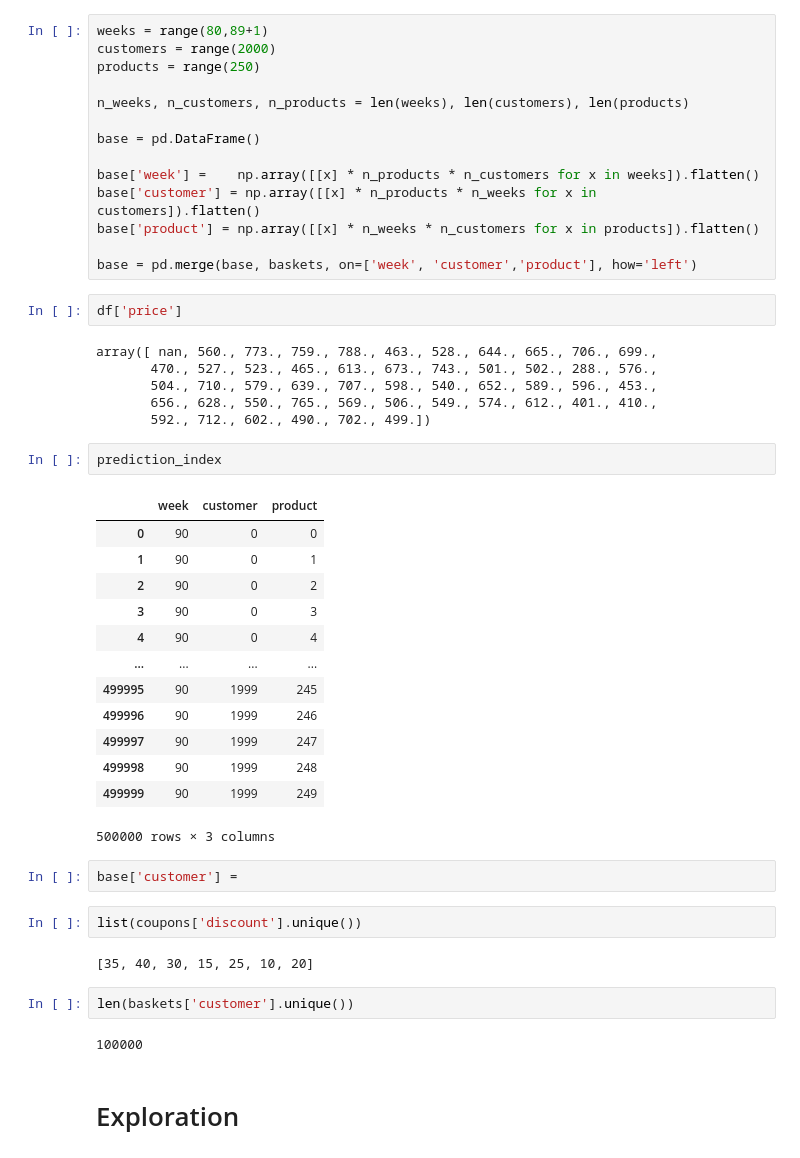
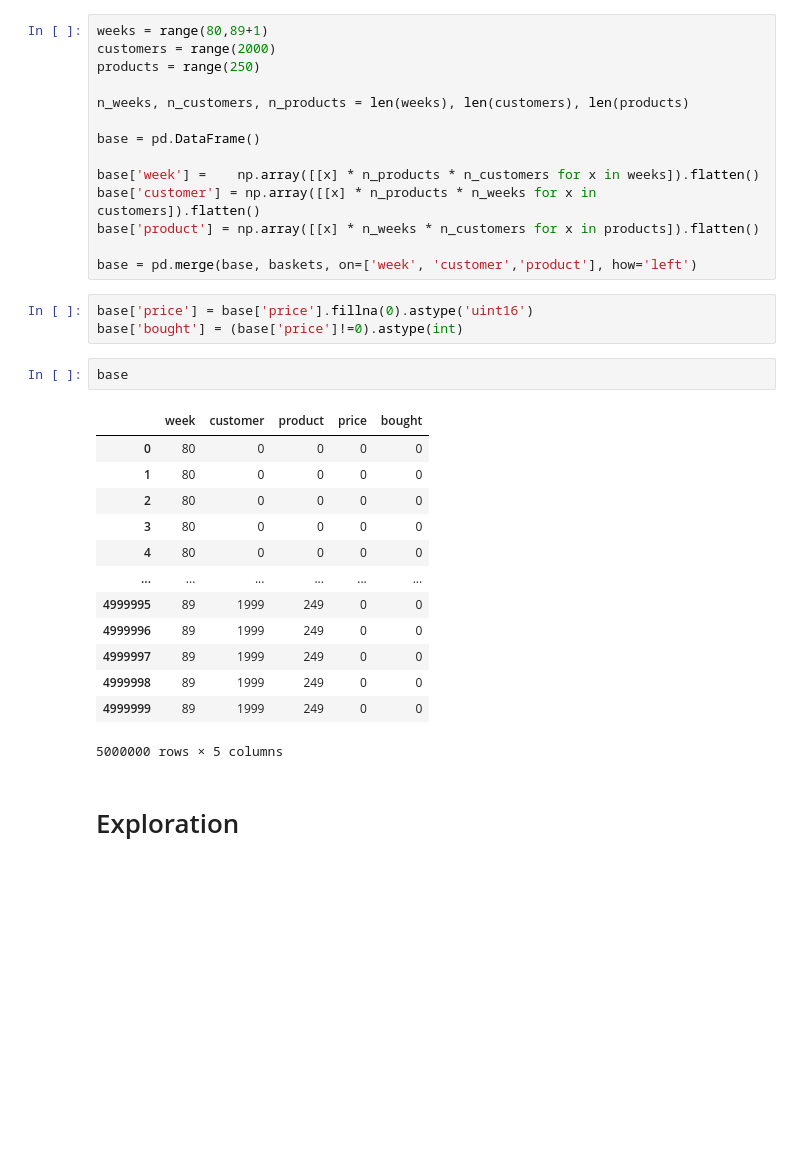
Before and after one commit to stijnbenja/BigData2, a Jupyter notebook: exploration.ipynb, the cells around one changed output. Saved outputs shown, nothing was run; the diff lists cells and outputs as text; blank space fills up the shorter version.

```diff
--- a/exploration.ipynb
+++ b/exploration.ipynb
@@ -30,40 +30,25 @@ base['customer'] = np.array([[x] * n_products * n_weeks for x in customers]).fla
 base['product'] = np.array([[x] * n_weeks * n_customers for x in products]).flatten()
 
 base = pd.merge(base, baskets, on=['week', 'customer','product'], how='left')
-# %%
-df['price']
-# %% [output]
-array([ nan, 560., 773., 759., 788., 463., 528., 644., 665., 706., 699.,
-       470., 527., 523., 465., 613., 673., 743., 501., 502., 288., 576.,
-       504., 710., 579., 639., 707., 598., 540., 652., 589., 596., 453.,
-       656., 628., 550., 765., 569., 506., 549., 574., 612., 401., 410.,
-       592., 712., 602., 490., 702., 499.])
-# %%
-prediction_index
-# %% [output]
-|  | week | customer | product |
-| 0 | 90 | 0 | 0 |
-| 1 | 90 | 0 | 1 |
-| 2 | 90 | 0 | 2 |
-| 3 | 90 | 0 | 3 |
-| 4 | 90 | 0 | 4 |
-| ... | ... | ... | ... |
-| 499995 | 90 | 1999 | 245 |
-| 499996 | 90 | 1999 | 246 |
-| 499997 | 90 | 1999 | 247 |
-| 499998 | 90 | 1999 | 248 |
-| 499999 | 90 | 1999 | 249 |
-500000 rows × 3 columns
+# %%
+base['price'] = base['price'].fillna(0).astype('uint16')
+base['bought'] = (base['price']!=0).astype(int)
 # %%
-base['customer'] =
+base
+# %% [output]
+|  | week | customer | product | price | bought |
+| 0 | 80 | 0 | 0 | 0 | 0 |
+| 1 | 80 | 0 | 0 | 0 | 0 |
+| 2 | 80 | 0 | 0 | 0 | 0 |
+| 3 | 80 | 0 | 0 | 0 | 0 |
+| 4 | 80 | 0 | 0 | 0 | 0 |
+| ... | ... | ... | ... | ... | ... |
+| 4999995 | 89 | 1999 | 249 | 0 | 0 |
+| 4999996 | 89 | 1999 | 249 | 0 | 0 |
+| 4999997 | 89 | 1999 | 249 | 0 | 0 |
+| 4999998 | 89 | 1999 | 249 | 0 | 0 |
+| 4999999 | 89 | 1999 | 249 | 0 | 0 |
+5000000 rows × 5 columns
-# %%
-list(coupons['discount'].unique())
-# %% [output]
-[35, 40, 30, 15, 25, 10, 20]
-# %%
-len(baskets['customer'].unique())
-# %% [output]
-100000
 # %% [markdown]
 <h1>Exploration
 # %%
```
Also changed, not shown: parts of 1 cell of this notebook, 1 other file.
